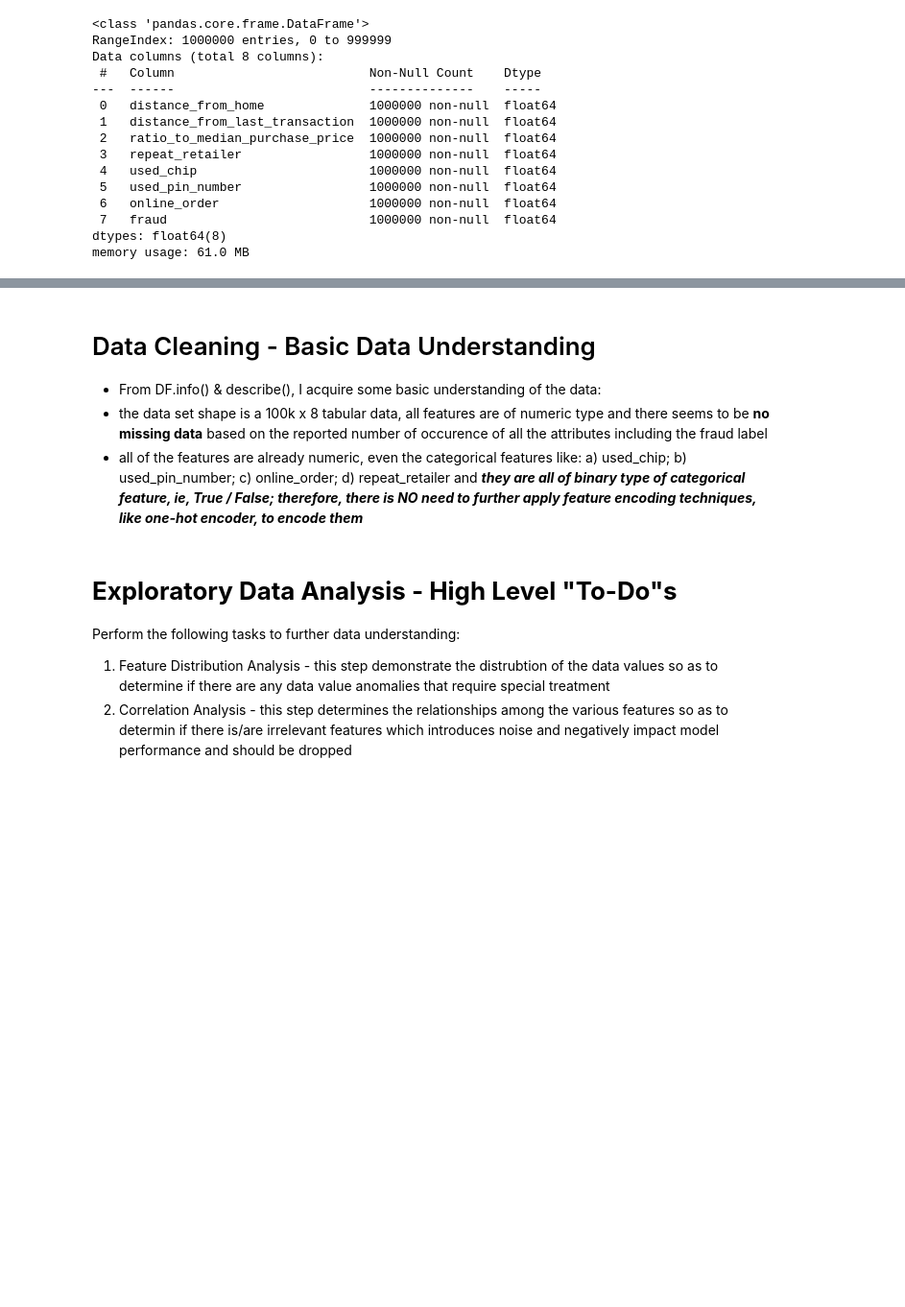
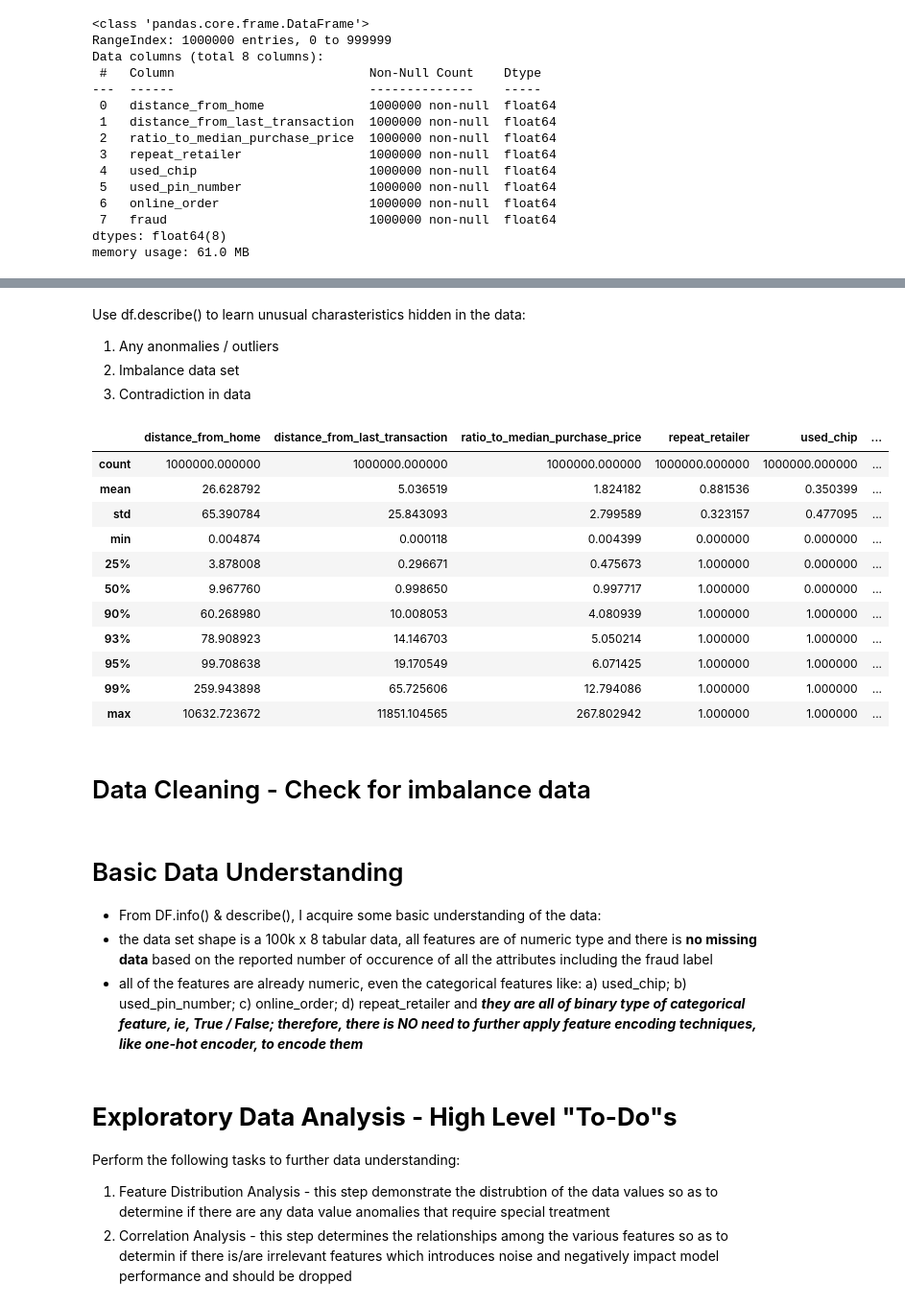
Before and after one commit to project4sharing/exp_credit_card_fraud, a Jupyter notebook: credit_card_fraud.ipynb, the cells around one changed output, grey strips where cells are left out. Shown: that part at 96% size. Drawn from its saved outputs; the diff is of its cells as text; code cells hidden in the pictures; blank space fills up the shorter version.

Commit message:
data cleaning

```diff
--- a/credit_card_fraud.ipynb
+++ b/credit_card_fraud.ipynb
@@ -119,8 +105,30 @@ df_credit_card_fraud_org.describe(include='all')
+# %% [markdown]
+Use df.describe() to learn unusual charasteristics hidden in the data:
+1. Any anonmalies / outliers
+2. Imbalance data set
+3. Contradiction in data
+# %%
+df_credit_card_fraud_org.describe(include='all', percentiles=[0.25, 0.5, 0.9, 0.93, 0.95, 0.99])
+# %% [output]
+|  | distance_from_home | distance_from_last_transaction | ratio_to_median_purchase_price | repeat_retailer | used_chip | ... |
+| count | 1000000.000000 | 1000000.000000 | 1000000.000000 | 1000000.000000 | 1000000.000000 | ... |
+| mean | 26.628792 | 5.036519 | 1.824182 | 0.881536 | 0.350399 | ... |
+| std | 65.390784 | 25.843093 | 2.799589 | 0.323157 | 0.477095 | ... |
+| min | 0.004874 | 0.000118 | 0.004399 | 0.000000 | 0.000000 | ... |
+| 25% | 3.878008 | 0.296671 | 0.475673 | 1.000000 | 0.000000 | ... |
+| 50% | 9.967760 | 0.998650 | 0.997717 | 1.000000 | 0.000000 | ... |
+| 90% | 60.268980 | 10.008053 | 4.080939 | 1.000000 | 1.000000 | ... |
+| 93% | 78.908923 | 14.146703 | 5.050214 | 1.000000 | 1.000000 | ... |
+| 95% | 99.708638 | 19.170549 | 6.071425 | 1.000000 | 1.000000 | ... |
+| 99% | 259.943898 | 65.725606 | 12.794086 | 1.000000 | 1.000000 | ... |
+| max | 10632.723672 | 11851.104565 | 267.802942 | 1.000000 | 1.000000 | ... |
+# %% [markdown]
+# Data Cleaning - Check for imbalance data
 # %% [markdown]
-# Data Cleaning - Basic Data Understanding
+# Basic Data Understanding
 
 *   From DF.info() & describe(), I acquire some basic understanding of the data:
-  *   the data set shape is a 100k x 8 tabular data, all features are of numeric type and there seems to be **no missing data** based on the reported number of occurence of all the attributes including the fraud label
+  *   the data set shape is a 100k x 8 tabular data, all features are of numeric type and there is **no missing data** based on the reported number of occurence of all the attributes including the fraud label
   *   all of the features are already numeric, even the categorical features like: a) used_chip; b) used_pin_number; c) online_order; d) repeat_retailer and ***they are all of binary type of categorical feature, ie, True / False; therefore, there is NO need to further apply feature encoding techniques, like one-hot encoder, to encode them***
 # %% [markdown]
 # **Exploratory Data Analysis - High Level "To-Do"s**
```
Also changed, not shown: parts of 6 cells of this notebook.
